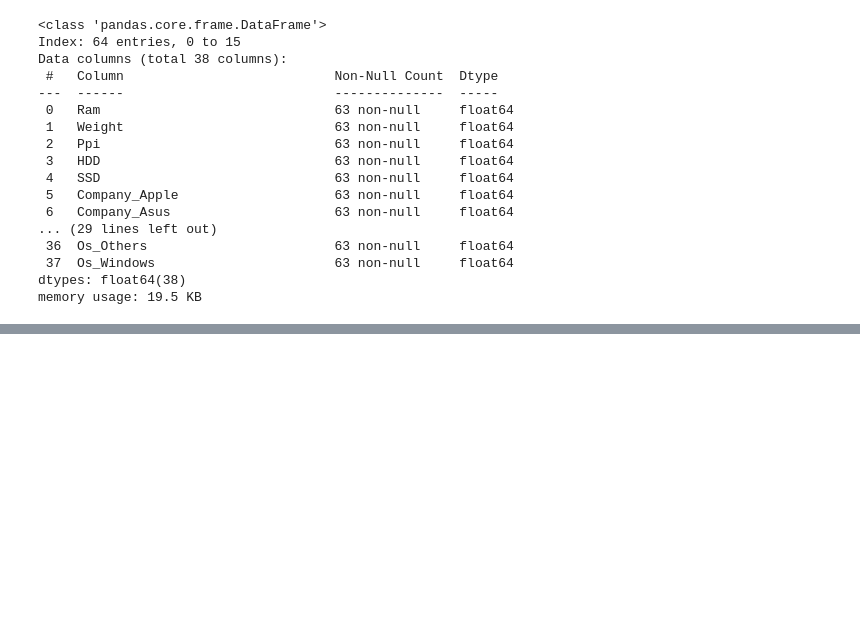
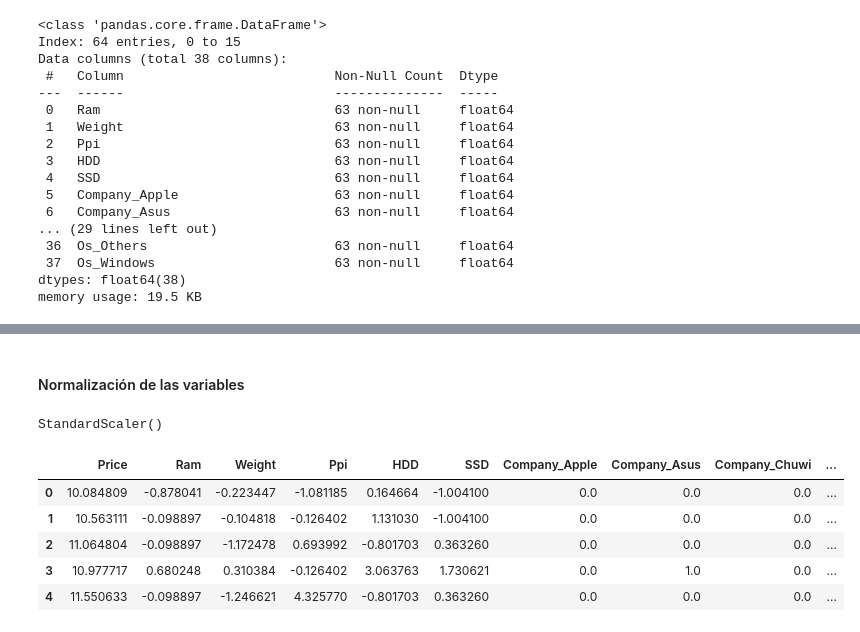
Before and after one commit to ddummann/BI-202302-1, a Jupyter notebook: Lab2/MainNotebook.ipynb, the cells around one changed output, grey strips where cells are left out. Drawn from its saved outputs; the diff is of its cells as text; code cells hidden in the pictures; blank space fills up the shorter version.

```diff
--- a/Lab2/MainNotebook.ipynb
+++ b/Lab2/MainNotebook.ipynb
@@ -585,0 +586,9 @@ sns.heatmap(correlation_matrix, annot=True, cmap='coolwarm')
+# %% [markdown]
+#### Normalización de las variables
+# %%
+scaler = StandardScaler()
+
+# Ajustar el scaler con los datos de entrenamiento
+scaler.fit(df_laptops_train_copy[featuresNumericas])
+# %% [output]
+StandardScaler()
@@ -585,0 +604,9 @@ sns.heatmap(correlation_matrix, annot=True, cmap='coolwarm')
+# %%
+df_laptops_train_copy.head()
+# %% [output]
+|  | Price | Ram | Weight | Ppi | HDD | SSD | Company_Apple | Company_Asus | Company_Chuwi | ... |
+| 0 | 10.084809 | -0.878041 | -0.223447 | -1.081185 | 0.164664 | -1.004100 | 0.0 | 0.0 | 0.0 | ... |
+| 1 | 10.563111 | -0.098897 | -0.104818 | -0.126402 | 1.131030 | -1.004100 | 0.0 | 0.0 | 0.0 | ... |
+| 2 | 11.064804 | -0.098897 | -1.172478 | 0.693992 | -0.801703 | 0.363260 | 0.0 | 0.0 | 0.0 | ... |
+| 3 | 10.977717 | 0.680248 | 0.310384 | -0.126402 | 3.063763 | 1.730621 | 0.0 | 1.0 | 0.0 | ... |
+| 4 | 11.550633 | -0.098897 | -1.246621 | 4.325770 | -0.801703 | 0.363260 | 0.0 | 0.0 | 0.0 | ... |
```
Also changed, not shown: parts of 9 cells of this notebook.
